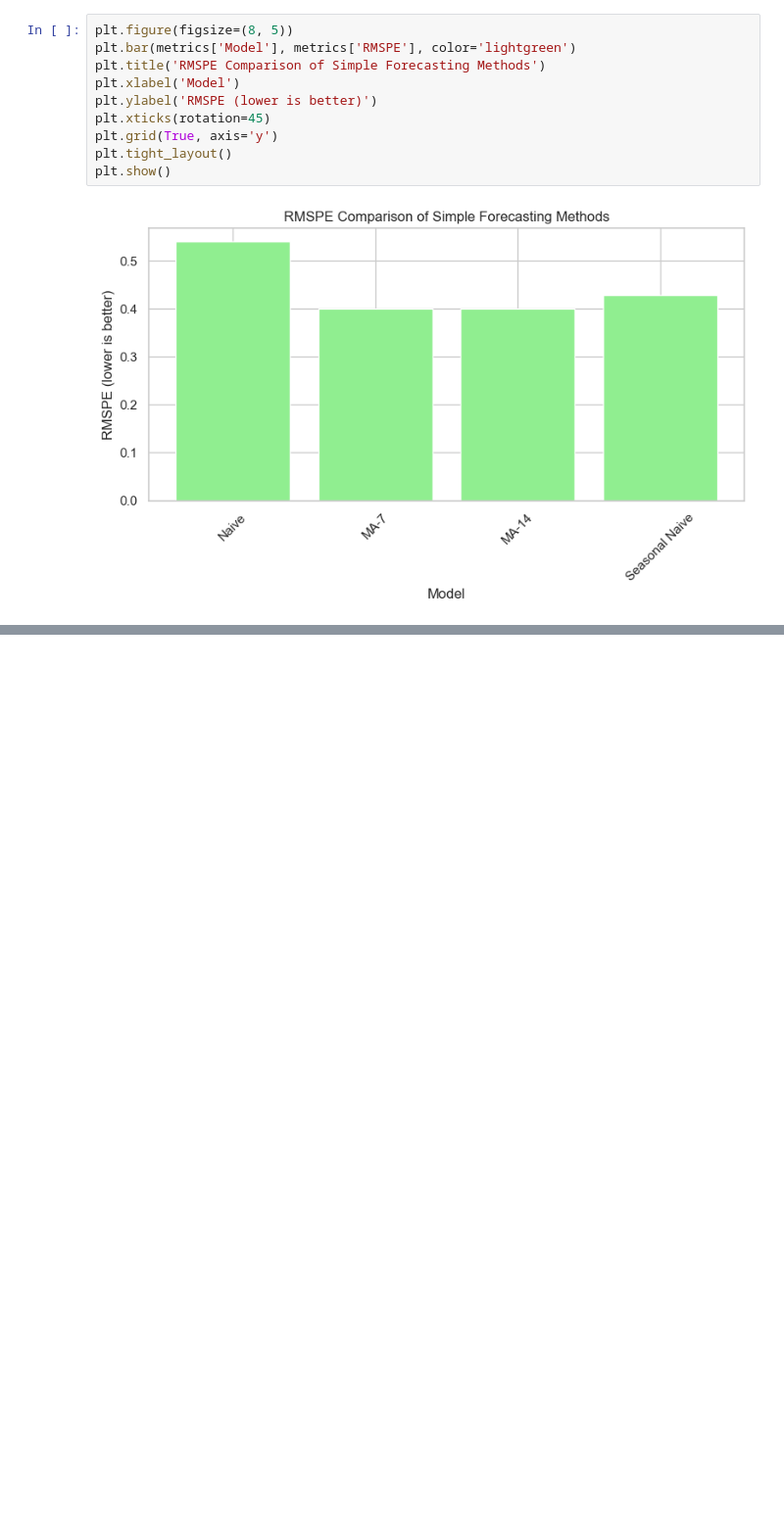
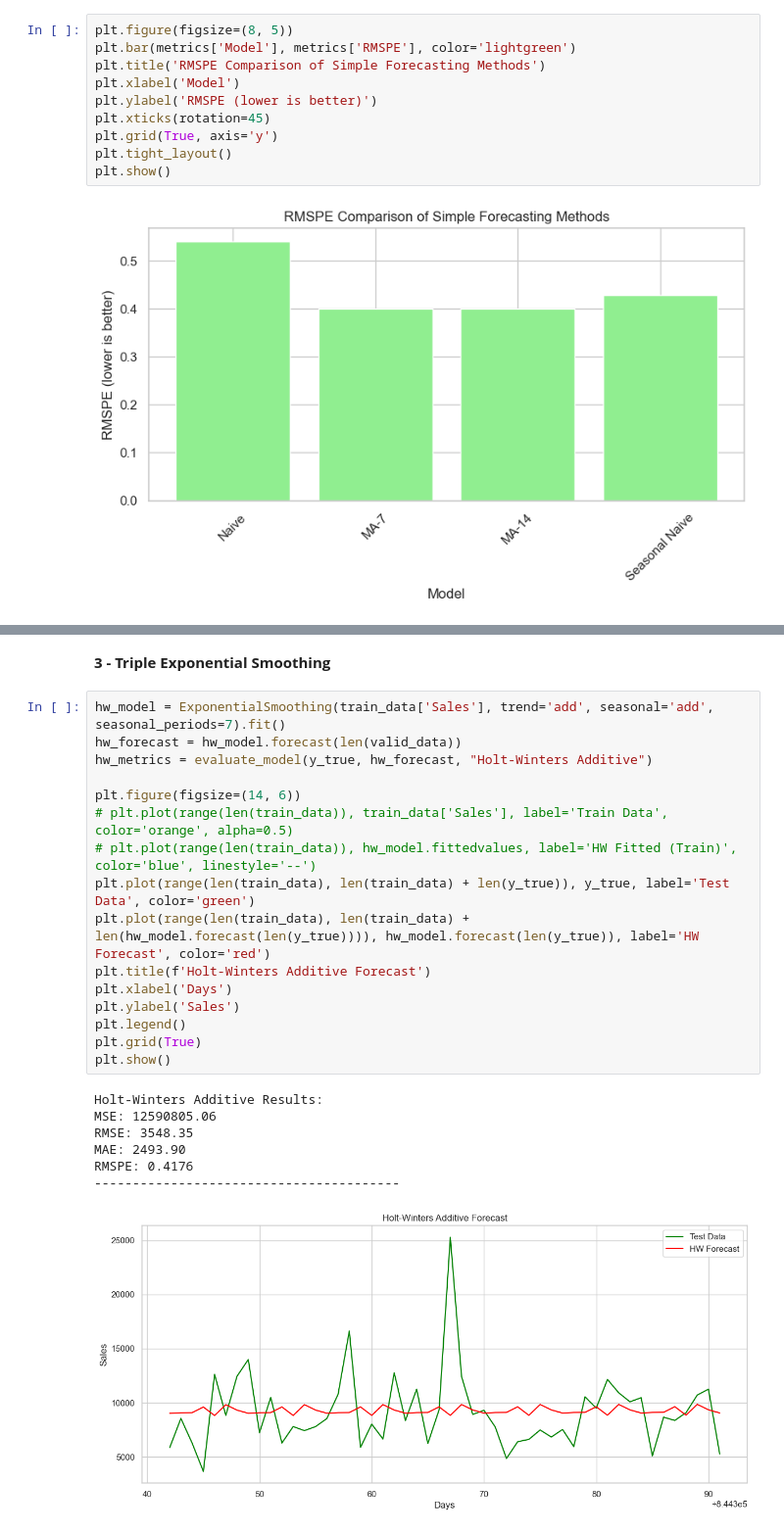
Before and after one commit to ali2yman/Rossman-Store---Time-Series-Analysis-Project, a Jupyter notebook: code.ipynb, the cells around one changed output, grey strips where cells are left out. Shown at 98% size. Cells and saved outputs as stored; diff of their text form; blank space fills up the shorter version.

```diff
--- a/code.ipynb
+++ b/code.ipynb
@@ -712,0 +774,26 @@ plt.show()
+# %% [markdown]
+<B>3 - Triple Exponential Smoothing </B>
+# %%
+hw_model = ExponentialSmoothing(train_data['Sales'], trend='add', seasonal='add', seasonal_periods=7).fit()
+hw_forecast = hw_model.forecast(len(valid_data))
+hw_metrics = evaluate_model(y_true, hw_forecast, "Holt-Winters Additive")
+
+plt.figure(figsize=(14, 6))
+# plt.plot(range(len(train_data)), train_data['Sales'], label='Train Data', color='orange', alpha=0.5)
+# plt.plot(range(len(train_data)), hw_model.fittedvalues, label='HW Fitted (Train)', color='blue', linestyle='--')
+plt.plot(range(len(train_data), len(train_data) + len(y_true)), y_true, label='Test Data', color='green')
+plt.plot(range(len(train_data), len(train_data) + len(hw_model.forecast(len(y_true)))), hw_model.forecast(len(y_true)), label='HW Forecast', color='red')
+plt.title(f'Holt-Winters Additive Forecast')
+plt.xlabel('Days')
+plt.ylabel('Sales')
+plt.legend()
+plt.grid(True)
+plt.show()
+# %% [output]
+Holt-Winters Additive Results:
+MSE: 12590805.06
+RMSE: 3548.35
+MAE: 2493.90
+RMSPE: 0.4176
+----------------------------------------
+[figure, added]
```
Also changed, not shown: parts of 9 cells of this notebook.
